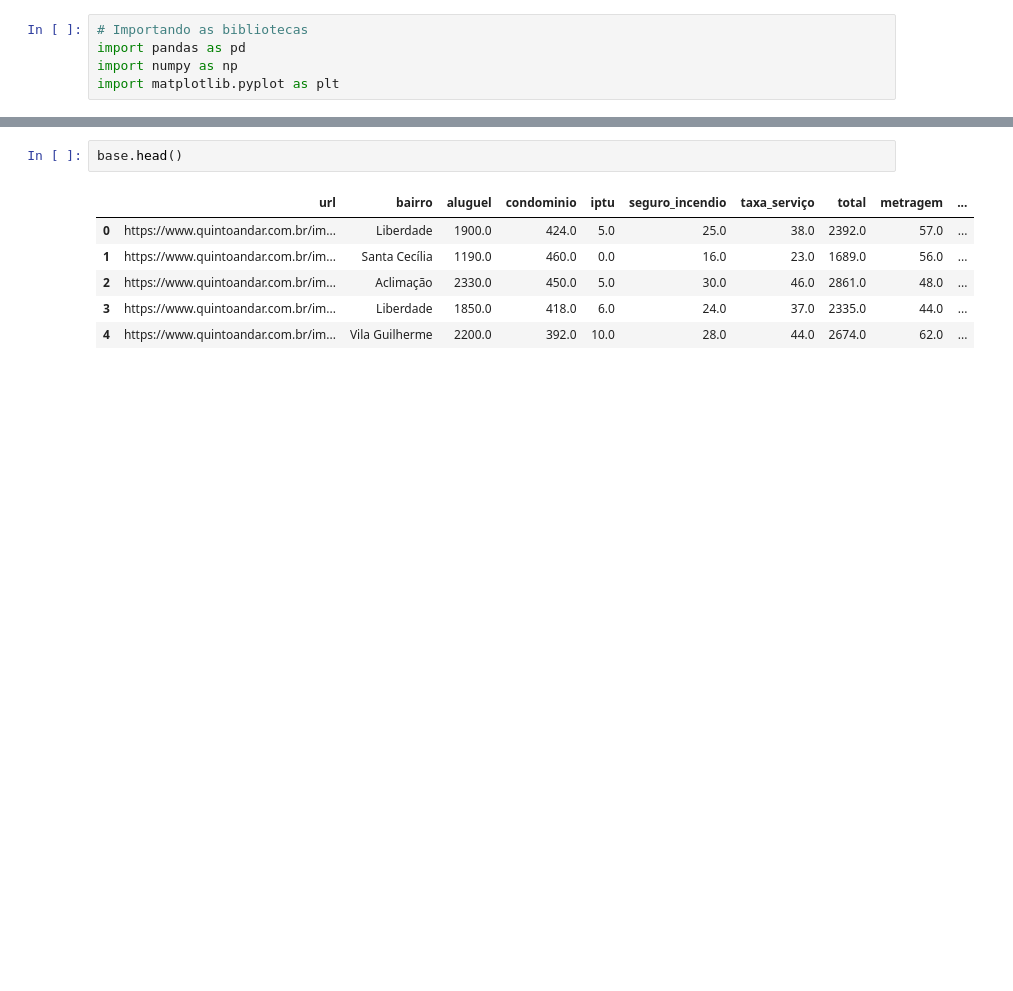
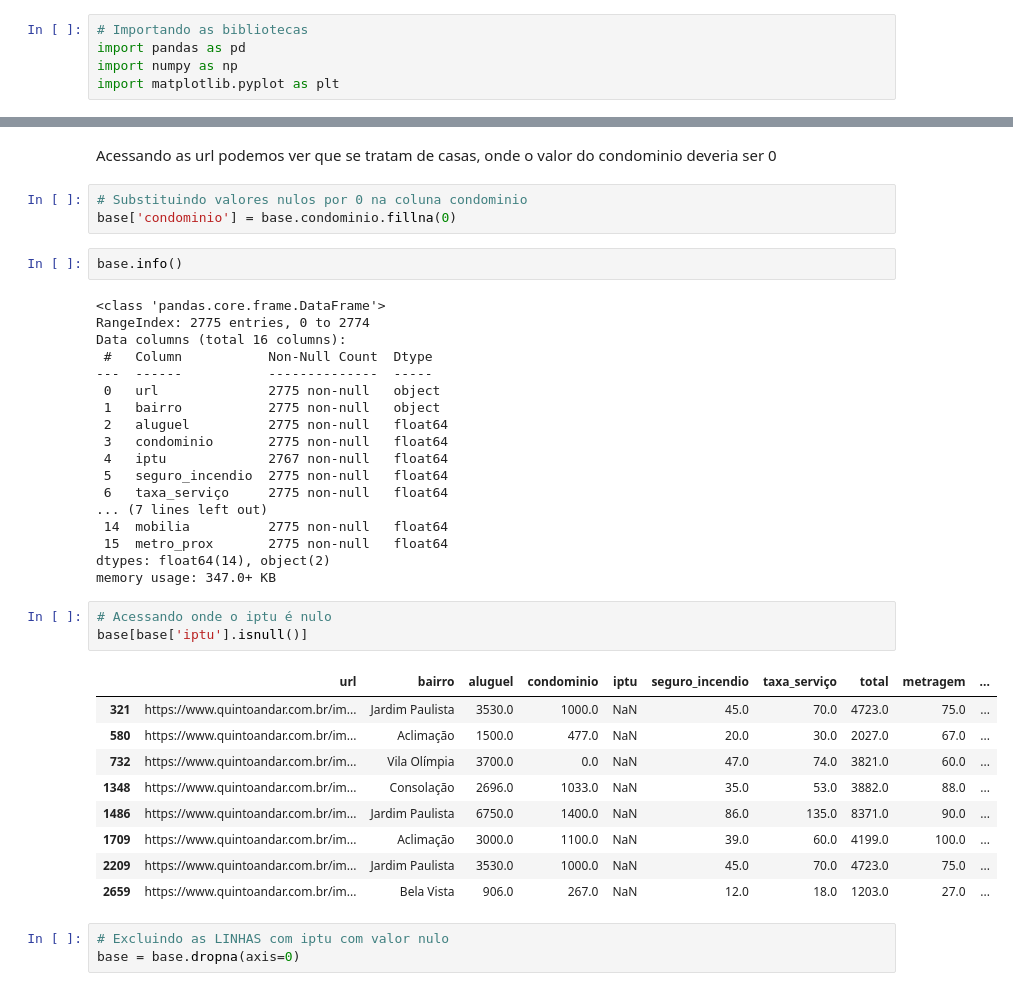
Before and after one commit to cassio645/Machine-learning, a Jupyter notebook: Projetos/aluguel_rj.ipynb, the cells around one changed output, grey strips where cells are left out. Cells and saved outputs as stored; diff of their text form; blank space fills up the shorter version.

```diff
--- a/Projetos/aluguel_rj.ipynb
+++ b/Projetos/aluguel_rj.ipynb
@@ -14,9 +93,41 @@ base = pd.read_csv('quinto_andar_transformed_data.csv')
+# %% [markdown]
+Acessando as url podemos ver que se tratam de casas, onde o valor do condominio deveria ser 0
+# %%
+# Substituindo valores nulos por 0 na coluna condominio
+base['condominio'] = base.condominio.fillna(0)
 # %%
-base.head()
+base.info()
 # %% [output]
-|  | url | bairro | aluguel | condominio | iptu | seguro_incendio | taxa_serviço | total | metragem | ... |
-| 0 | https://www.quintoandar.com.br/im... | Liberdade | 1900.0 | 424.0 | 5.0 | 25.0 | 38.0 | 2392.0 | 57.0 | ... |
-| 1 | https://www.quintoandar.com.br/im... | Santa Cecília | 1190.0 | 460.0 | 0.0 | 16.0 | 23.0 | 1689.0 | 56.0 | ... |
-| 2 | https://www.quintoandar.com.br/im... | Aclimação | 2330.0 | 450.0 | 5.0 | 30.0 | 46.0 | 2861.0 | 48.0 | ... |
-| 3 | https://www.quintoandar.com.br/im... | Liberdade | 1850.0 | 418.0 | 6.0 | 24.0 | 37.0 | 2335.0 | 44.0 | ... |
-| 4 | https://www.quintoandar.com.br/im... | Vila Guilherme | 2200.0 | 392.0 | 10.0 | 28.0 | 44.0 | 2674.0 | 62.0 | ... |
+<class 'pandas.core.frame.DataFrame'>
+RangeIndex: 2775 entries, 0 to 2774
+Data columns (total 16 columns):
+ #   Column           Non-Null Count  Dtype
+---  ------           --------------  -----
+ 0   url              2775 non-null   object
+ 1   bairro           2775 non-null   object
+ 2   aluguel          2775 non-null   float64
+ 3   condominio       2775 non-null   float64
+ 4   iptu             2767 non-null   float64
+ 5   seguro_incendio  2775 non-null   float64
+ 6   taxa_serviço     2775 non-null   float64
+... (7 lines left out)
+ 14  mobilia          2775 non-null   float64
+ 15  metro_prox       2775 non-null   float64
+dtypes: float64(14), object(2)
+memory usage: 347.0+ KB
+# %%
+# Acessando onde o iptu é nulo
+base[base['iptu'].isnull()]
+# %% [output]
+|  | url | bairro | aluguel | condominio | iptu | seguro_incendio | taxa_serviço | total | metragem | ... |
+| 321 | https://www.quintoandar.com.br/im... | Jardim Paulista | 3530.0 | 1000.0 | NaN | 45.0 | 70.0 | 4723.0 | 75.0 | ... |
+| 580 | https://www.quintoandar.com.br/im... | Aclimação | 1500.0 | 477.0 | NaN | 20.0 | 30.0 | 2027.0 | 67.0 | ... |
+| 732 | https://www.quintoandar.com.br/im... | Vila Olímpia | 3700.0 | 0.0 | NaN | 47.0 | 74.0 | 3821.0 | 60.0 | ... |
+| 1348 | https://www.quintoandar.com.br/im... | Consolação | 2696.0 | 1033.0 | NaN | 35.0 | 53.0 | 3882.0 | 88.0 | ... |
+| 1486 | https://www.quintoandar.com.br/im... | Jardim Paulista | 6750.0 | 1400.0 | NaN | 86.0 | 135.0 | 8371.0 | 90.0 | ... |
+| 1709 | https://www.quintoandar.com.br/im... | Aclimação | 3000.0 | 1100.0 | NaN | 39.0 | 60.0 | 4199.0 | 100.0 | ... |
+| 2209 | https://www.quintoandar.com.br/im... | Jardim Paulista | 3530.0 | 1000.0 | NaN | 45.0 | 70.0 | 4723.0 | 75.0 | ... |
+| 2659 | https://www.quintoandar.com.br/im... | Bela Vista | 906.0 | 267.0 | NaN | 12.0 | 18.0 | 1203.0 | 27.0 | ... |
+# %%
+# Excluindo as LINHAS com iptu com valor nulo
+base = base.dropna(axis=0)
```
Also changed, not shown: parts of 11 cells of this notebook, 1 other file.
